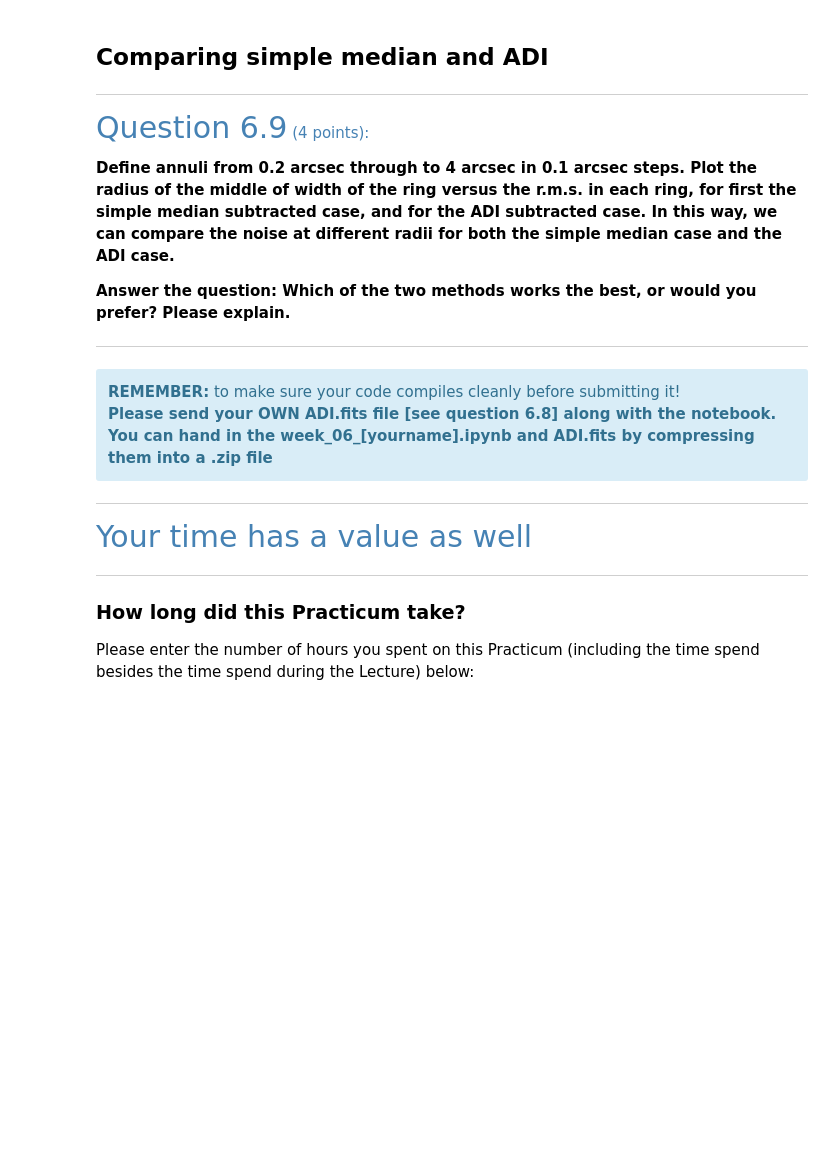
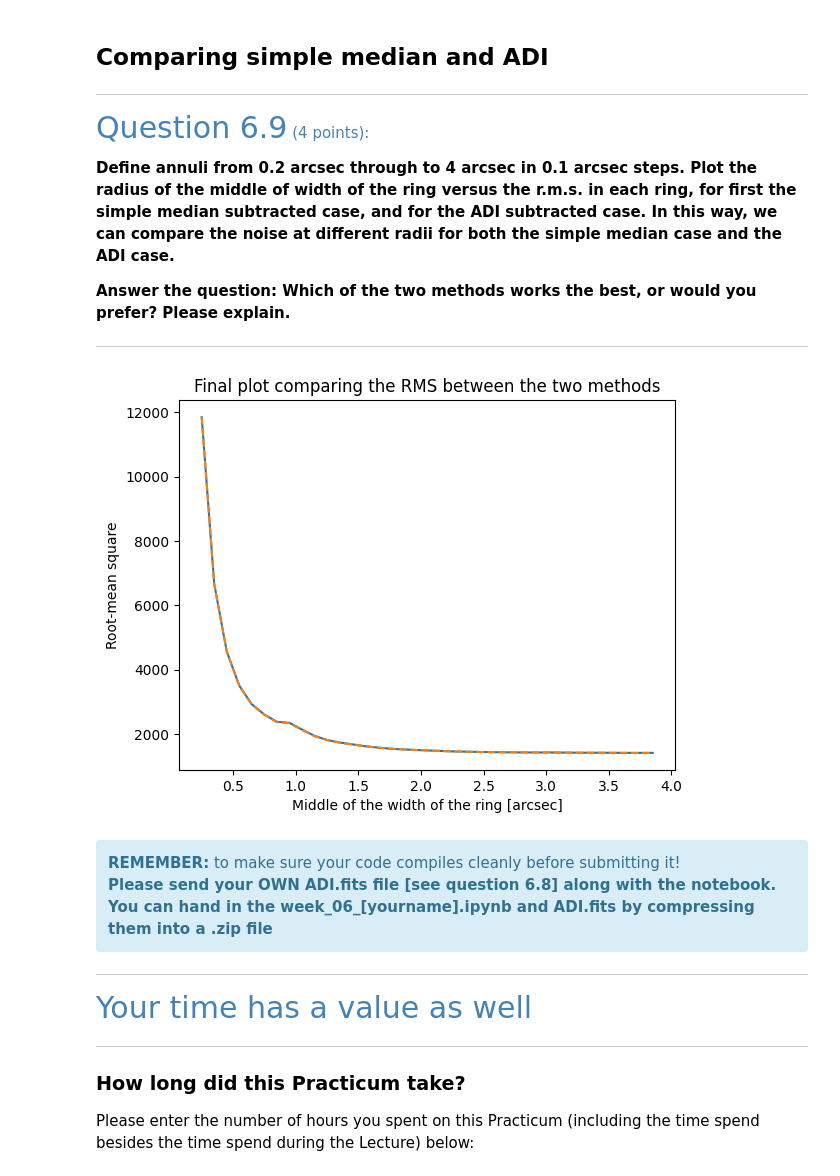
Before and after one commit to jimvanveenhuyzen/OMA, a Jupyter notebook: week06_vanVeenhuyzen.ipynb, the cells around one changed output. Cells and saved outputs as stored; diff of their text form; code cells hidden in the pictures; blank space fills up the shorter version.

```diff
--- a/week06_vanVeenhuyzen.ipynb
+++ b/week06_vanVeenhuyzen.ipynb
@@ -433,7 +433,7 @@ Today you will implement ADI using the Marois paper as guidance.
 #taking the distance in pixels from the furthest planet in 6.4 is about 173 pixels
 
 #L prime (Lp) filter (covers 3.42 to 4.12 microns in wavelength), and the camera has a pixel scale of 10 mas/pixel.
-ID = med_sub
+ID = im_bg_medsub
 D = 10 #meters
 nwid = 1.5 #1.5 * FWHM separation
 wlen = 0.5 * (3.42 + 4.12) * 1e-6
@@ -443,9 +443,7 @@ r_arcsec,_ = r_theta(med_sub,sx,sy)
 r_arcsec *= pscale #multiply by the pixel scale to get it to mas
 r_arcsec *= 1e-3
 #taking the distance in pixels from the furthest planet in 6.4 is about 173 pixels, so lets take 180
-r_ring = np.linspace(15,180,21) * pscale * 1e-3 * (1/206265)
+r_ring = np.linspace(15,180,81) * pscale * 1e-3 * (1/206265) #Convert to meters since dmin in the next question is also in meters!
 r_adi = np.array([r_ring[0],r_ring[1]])
 
-print(r_arcsec)
-
 # Q5 end of answer
@@ -663,3 +632,64 @@ print(annuli)
+# %%
+# Q9 answer
+
+#Define the annuli as instructed
+annuli = np.arange(0.2,4,0.1)
+
+#Get the median of the initial, unfiltered image
+im_med = np.nanmedian(im,axis=0)
+
+#Predefine some arrays for plotting
+ring_center = []
+rms_medsub = []
+rms_ADI = []
+for i in range(len(annuli)-1):
+    #First get the center of each ring to use in plotting
+    middle_ring = 0.5*(annuli[i]+annuli[i+1])
+    ring_center.append(middle_ring)
+
+    #Compute the coordinates in terms of radius from the center to use in a mask
+    im_rr,_ = r_theta(im_med,sx,sy)
+    immedsub_rr,_ = r_theta(med_sub,sx,sy)
+    ADI_rr,_ = r_theta(IADI_derot_median,sx,sy)
+    #Properly scale to the pixel scale
+    im_rr *= (pscale * 1e-3)
+    immedsub_rr *= (pscale * 1e-3)
+    ADI_rr *= (pscale * 1e-3)
+
+    #Apply the mask per annulus slice (i.e. per ring)
+    ring_mask = np.where((annuli[i] < im_rr)&(annuli[i+1] > im_rr))
+    total_im = im_med[ring_mask]
+    total_immedsub = med_sub[ring_mask]
+    total_ADI = IADI_derot_median[ring_mask]
+
+    #Finally, compute the RMS per method
+    medsub_rms = np.sqrt(np.nanmean((total_im - total_immedsub)**2))
+    ADI_rms = np.sqrt(np.nanmean((total_im - total_ADI)**2))
+
+    rms_medsub.append(medsub_rms)
+    rms_ADI.append(ADI_rms)
+
+#Plot the result
+plt.plot(ring_center,rms_medsub,label='Simple median sub')
+plt.plot(ring_center,rms_ADI,label='ADI',linestyle='dashed')
+plt.xlabel('Middle of the width of the ring [arcsec]')
+plt.ylabel('Root-mean square')
+plt.title('Final plot comparing the RMS between the two methods')
+plt.show()
+
+#We see that the RMS of both methods completely overlap! So there must have been something that went wrong, although
+#Im not sure where it went wrong. Perhaps the way I treat my rings in Q6.7 is wrong: I take the mean of all 81 annuli to get a mean image
+#per frame, but that could be wrong since you throw away information.
+
+#!!!
+#That being said, to answer the question: I prefer the method of just simply subtracting the median, since it is much faster and
+#for me it gives the same results. Its a bit trivial to base my conclusion on my plot however since I obviously did something wrong.
+#Nevertheless, you can already clearly see three planets using the median subtraction method so visually its good enough in my opinion,
+#so I prefer that method.
+
+# Q9 end answer
+# %% [output]
+[figure, added]
 # %% [markdown]
 <div class="alert alert-block alert-info">
 <b>REMEMBER:</b> to make sure your code compiles cleanly before submitting it! <br><b>Please send your OWN ADI.fits file [see question 6.8] along with the notebook. <br>You can hand in the week_06_[yourname].ipynb and ADI.fits by compressing them into a .zip file</b>
```
Also changed, not shown: parts of 12 cells of this notebook, 2 other files.
